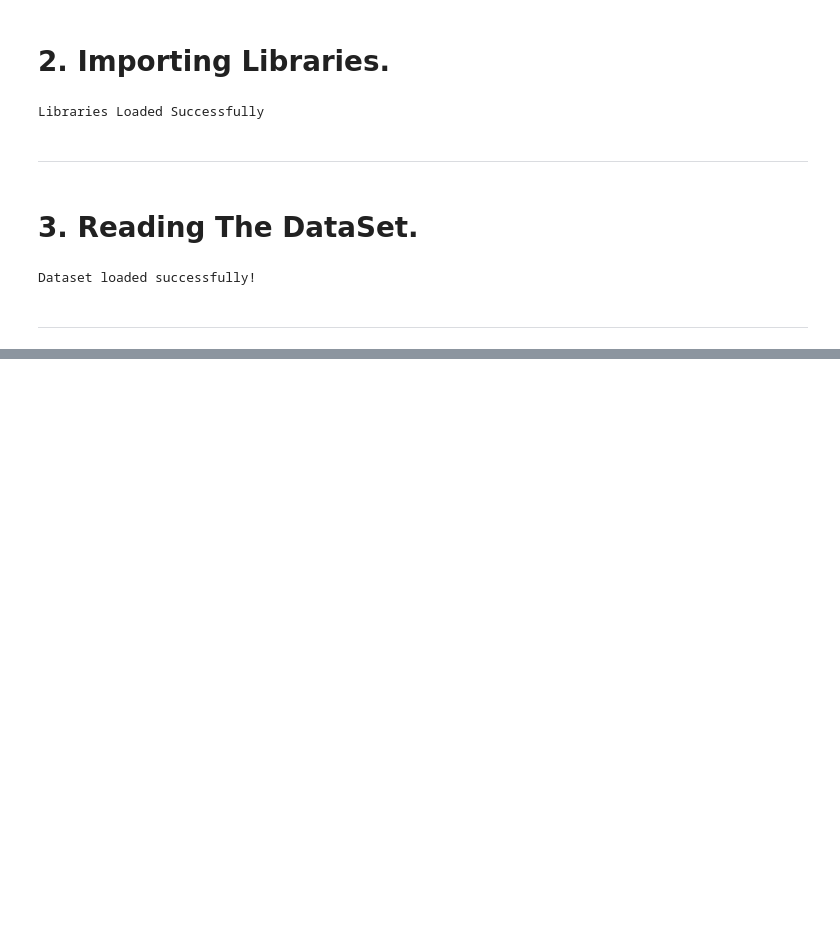
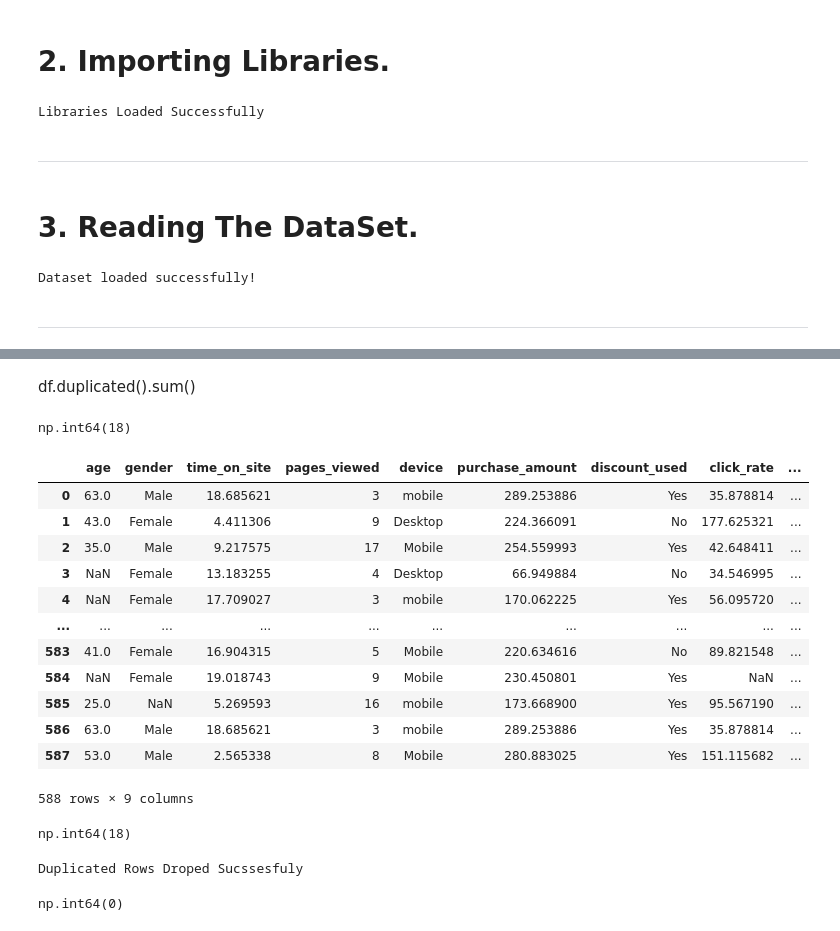
Before and after one commit to ahmadessawii06/DataScience-Project, a Jupyter notebook: main.ipynb, the cells around one changed output, grey strips where cells are left out. Saved outputs shown, nothing was run; the diff lists cells and outputs as text; code cells hidden in the pictures; blank space fills up the shorter version.

```diff
--- a/main.ipynb
+++ b/main.ipynb
@@ -29,0 +121,37 @@ Dataset loaded successfully!
+# %% [markdown]
+df.duplicated().sum()
+# %%
+df.duplicated().sum()
+# %% [output]
+np.int64(18)
+# %%
+# copy data from the main data
+dfc = df.copy()
+dfc
+# %% [output]
+|  | age | gender | time_on_site | pages_viewed | device | purchase_amount | discount_used | click_rate | ... |
+| 0 | 63.0 | Male | 18.685621 | 3 | mobile | 289.253886 | Yes | 35.878814 | ... |
+| 1 | 43.0 | Female | 4.411306 | 9 | Desktop | 224.366091 | No | 177.625321 | ... |
+| 2 | 35.0 | Male | 9.217575 | 17 | Mobile | 254.559993 | Yes | 42.648411 | ... |
+| 3 | NaN | Female | 13.183255 | 4 | Desktop | 66.949884 | No | 34.546995 | ... |
+| 4 | NaN | Female | 17.709027 | 3 | mobile | 170.062225 | Yes | 56.095720 | ... |
+| ... | ... | ... | ... | ... | ... | ... | ... | ... | ... |
+| 583 | 41.0 | Female | 16.904315 | 5 | Mobile | 220.634616 | No | 89.821548 | ... |
+| 584 | NaN | Female | 19.018743 | 9 | Mobile | 230.450801 | Yes | NaN | ... |
+| 585 | 25.0 | NaN | 5.269593 | 16 | mobile | 173.668900 | Yes | 95.567190 | ... |
+| 586 | 63.0 | Male | 18.685621 | 3 | mobile | 289.253886 | Yes | 35.878814 | ... |
+| 587 | 53.0 | Male | 2.565338 | 8 | Mobile | 280.883025 | Yes | 151.115682 | ... |
+588 rows × 9 columns
+# %%
+dfc.duplicated().sum()
+# %% [output]
+np.int64(18)
+# %%
+dfc.drop_duplicates(inplace=True)
+print("Duplicated Rows Droped Sucssesfuly")
+# %% [output]
+Duplicated Rows Droped Sucssesfuly
+# %%
+dfc.duplicated().sum()
+# %% [output]
+np.int64(0)
```
Also changed, not shown: parts of 27 cells of this notebook.
